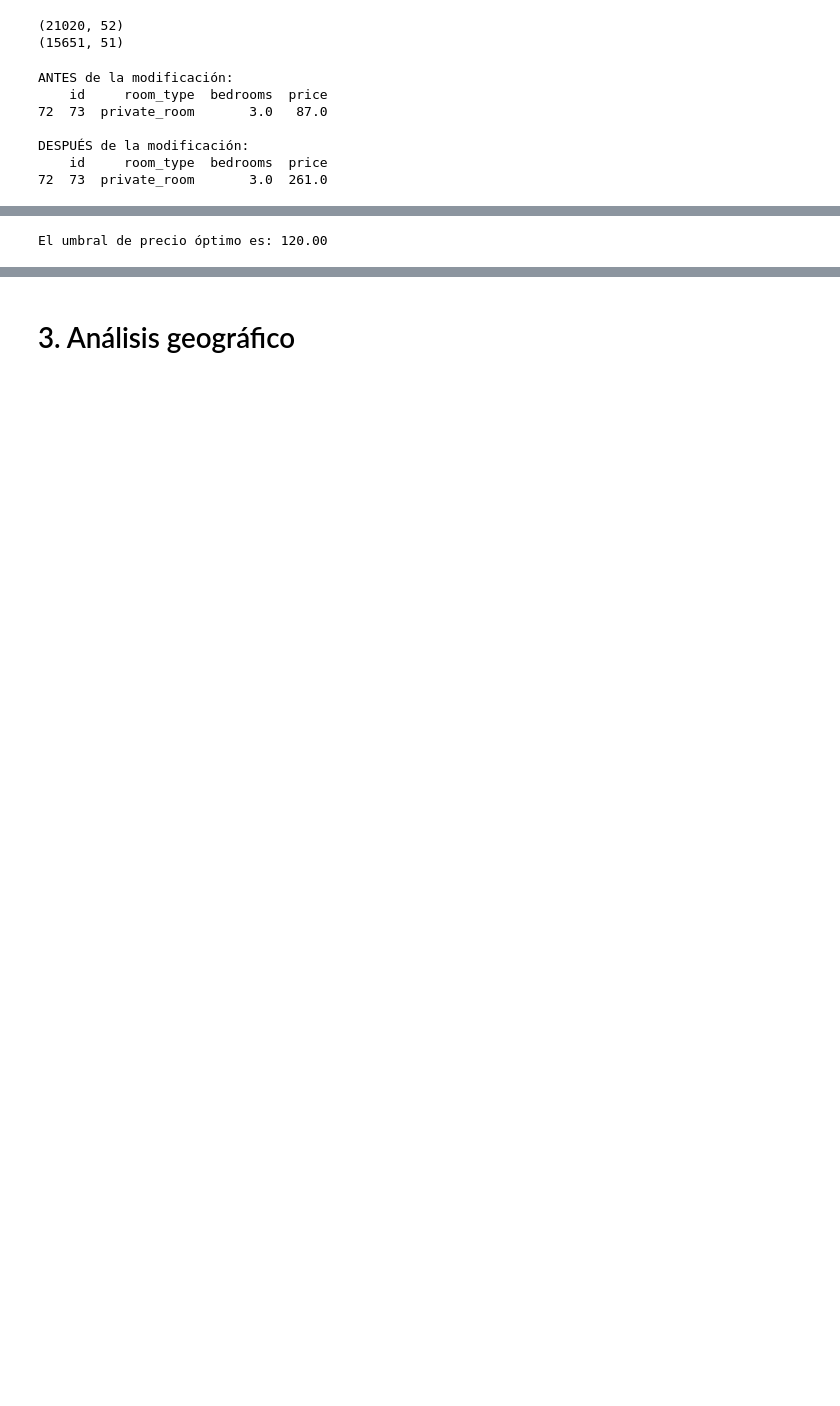
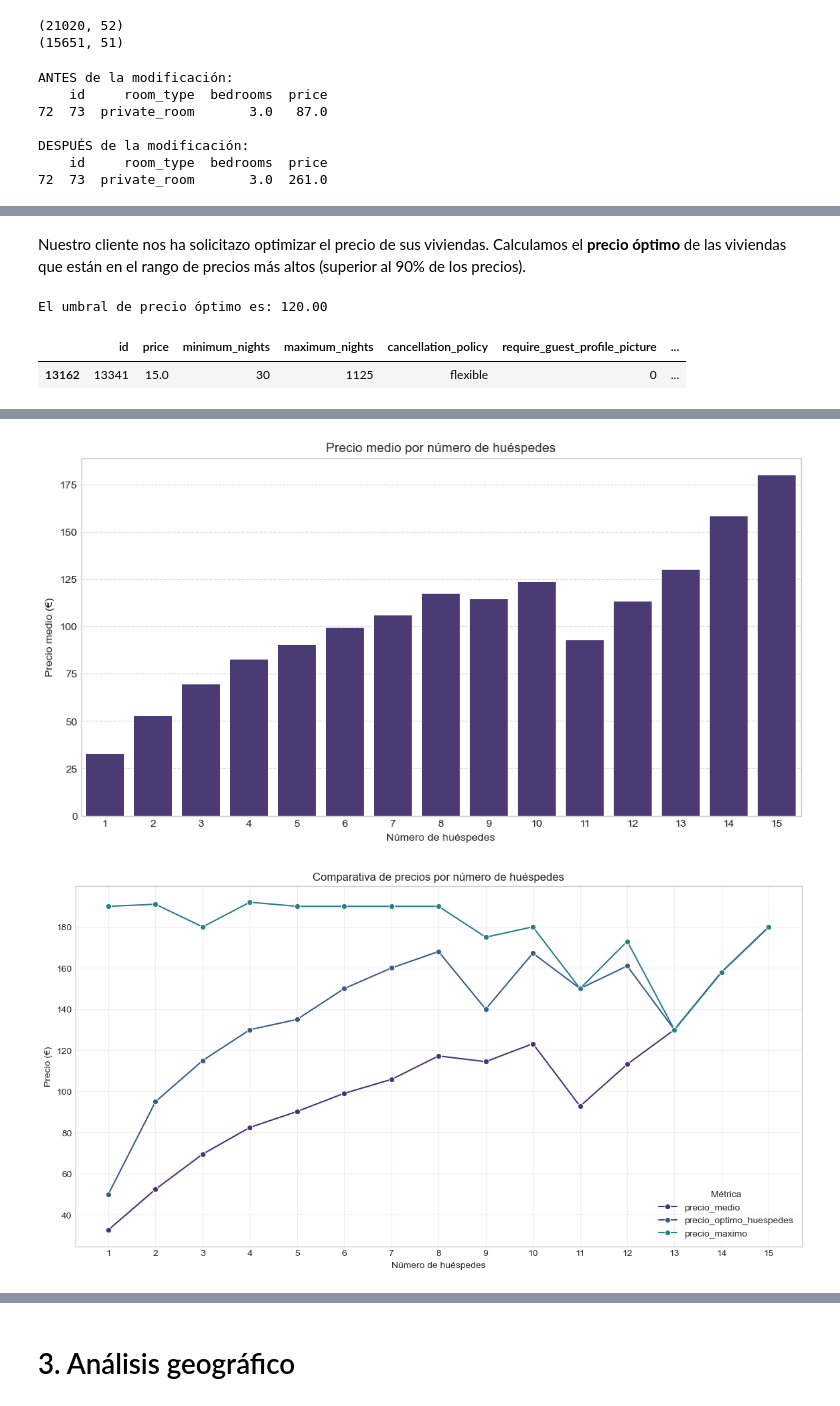
Before and after one commit to BarbaraGamarra/estudio-precios-airbnb-Madrid, a Jupyter notebook: notebooks/airbnb_Madrid.ipynb, the cells around one changed output, grey strips where cells are left out. Drawn from its saved outputs; the diff is of its cells as text; code cells hidden in the pictures; blank space fills up the shorter version.

Commit message:
Actualización de análisis en Airbnb Madrid

```diff
--- a/notebooks/airbnb_Madrid.ipynb
+++ b/notebooks/airbnb_Madrid.ipynb
@@ -331,6 +334,8 @@ Los valores atípicos se definen como aquellos que caen fuera del siguiente rang
 
 Se eliminaron los valores mayores a 192.50 en 'price'.
 Nuevo tamaño del DataFrame: (14085, 51)
+# %% [markdown]
+Nuestro cliente nos ha solicitazo optimizar el precio de sus viviendas. Calculamos el **precio óptimo** de las viviendas que están en el rango de precios más altos (superior al 90% de los precios).
 # %%
 # Se crea columna precio_optimo para posterior análisis
 umbral_precio_optimo = df["price"].quantile(0.90)
@@ -339,3 +344,72 @@ print(f"El umbral de precio óptimo es: {umbral_precio_optimo:.2f}")
 df["precio_optimo"] = df["price"] >= umbral_precio_optimo
 # %% [output]
 El umbral de precio óptimo es: 120.00
+# %%
+df[df['accommodates'] >=16]
+# %% [output]
+|  | id | price | minimum_nights | maximum_nights | cancellation_policy | require_guest_profile_picture | ... |
+| 13162 | 13341 | 15.0 | 30 | 1125 | flexible | 0 | ... |
+# %%
+# Solo hay un apartamento con capacidad de 16 huéspedes y con un precio atípico de 15€. Lo eliminamos para que no distorsione los datos
+df = df[df['accommodates']<16]
+
+# Agrupar por número de huéspedes y calcular estadísticas
+stats_por_huespedes = df.groupby('accommodates')['price'].agg([
+    ('precio_medio', 'mean'),
+    ('precio_optimo_huespedes', lambda x: np.percentile(x, 90)),
+    ('precio_maximo', 'max'),
+    ('count', 'count')  # Número de listings por grupo
+]).reset_index()
+
+# Redondear valores para mejor visualización
+stats_por_huespedes = stats_por_huespedes.round(2)
+
+# Mostrar las estadísticas
+print("Estadísticas de precio por número de huéspedes:")
+print(stats_por_huespedes)
+
+precio_optimo_dict = dict(zip(stats_por_huespedes['accommodates'],
+                              stats_por_huespedes['precio_optimo_huespedes']))
+
+# Crear la nueva columna 'precio_optimo_huespedes'
+df['precio_optimo_huespedes'] = df['accommodates'].map(precio_optimo_dict)
+
+# Visualización: Gráfico de barras para precio medio por huéspedes
+plt.figure(figsize=(12, 6))
+sns.barplot(x='accommodates', y='precio_medio', data=stats_por_huespedes)
+plt.title('Precio medio por número de huéspedes')
+plt.xlabel('Número de huéspedes')
+plt.ylabel('Precio medio (€)')
+plt.grid(axis='y', linestyle='--', alpha=0.7)
+plt.show()
+
+# Visualización: Gráfico comparativo de precios
+plt.figure(figsize=(14, 7))
+
+# Crear un DataFrame con formato adecuado para seaborn
+plot_data = pd.melt(
+    stats_por_huespedes,
+    id_vars=['accommodates'],
+    value_vars=['precio_medio', 'precio_optimo_huespedes', 'precio_maximo'],
+    var_name='Métrica',
+    value_name='Precio'
+)
+
+sns.lineplot(x='accommodates', y='Precio', hue='Métrica', data=plot_data, marker='o')
+plt.title('Comparativa de precios por número de huéspedes')
+plt.xlabel('Número de huéspedes')
+plt.ylabel('Precio (€)')
+plt.grid(True, alpha=0.3)
+plt.xticks(stats_por_huespedes['accommodates'])
+plt.show()
+
+# Análisis adicional: Distribución de precios por número de huéspedes
+plt.figure(figsize=(14, 8))
+sns.boxplot(x='accommodates', y='price', data=df)
+plt.title('Distribución de precios por número de huéspedes')
+plt.xlabel('Número de huéspedes')
+plt.ylabel('Precio (€)')
+plt.grid(axis='y', linestyle='--', alpha=0.7)
+plt.ylim(0, df['price'].quantile(0.95) * 1.5)  # Limitar el eje Y para mejor visualización
+plt.show()
+# %% [output]
@@ -341,0 +433,2 @@ El umbral de precio óptimo es: 120.00
+[figure, added]
+[figure, added]
```
Also changed, not shown: parts of 32 cells of this notebook, 1 other file.
